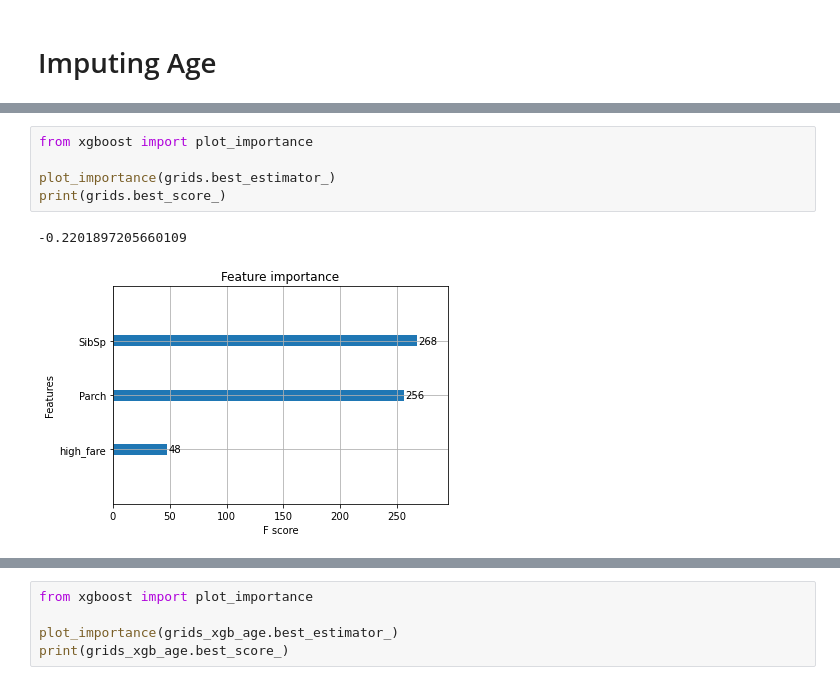
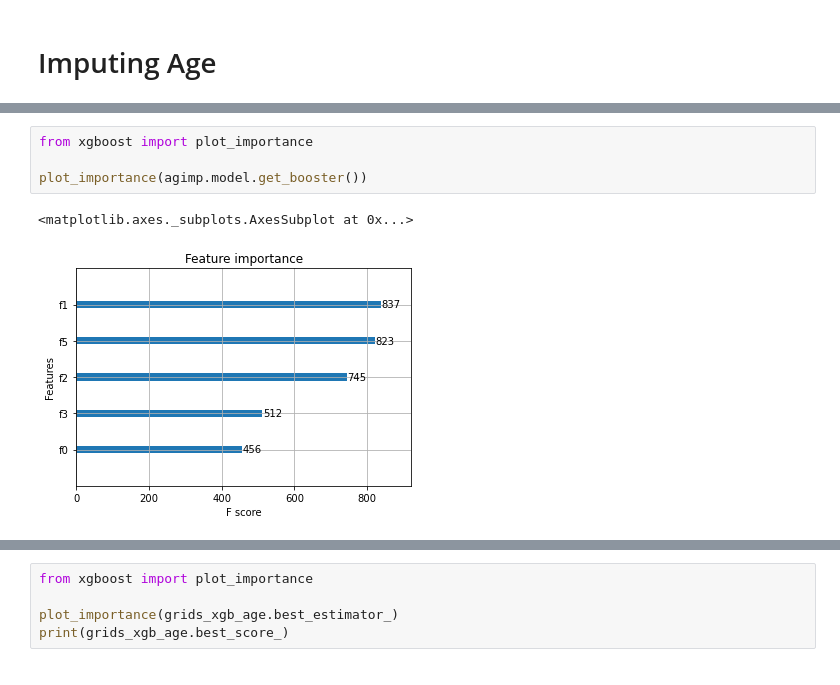
Before and after one commit to pritam-dey3/Titanic-Passenger-Survival-Prediction, a Jupyter notebook: Age_imput.ipynb, the cells around one changed output, grey strips where cells are left out. Cells and saved outputs as stored; diff of their text form.

```diff
--- a/Age_imput.ipynb
+++ b/Age_imput.ipynb
@@ -116,8 +107,7 @@ array([-0.22731072, -0.23627792, -0.22221136, -0.22011519, -0.19503342])
 # %%
 from xgboost import plot_importance
 
-plot_importance(grids.best_estimator_)
-print(grids.best_score_)
+plot_importance(agimp.model.get_booster())
 # %% [output]
--0.2201897205660109
+<matplotlib.axes._subplots.AxesSubplot at 0x...>
-[figure, old version]
+[figure, new version]
```
Also changed, not shown: parts of 15 cells of this notebook, 5 other files.
